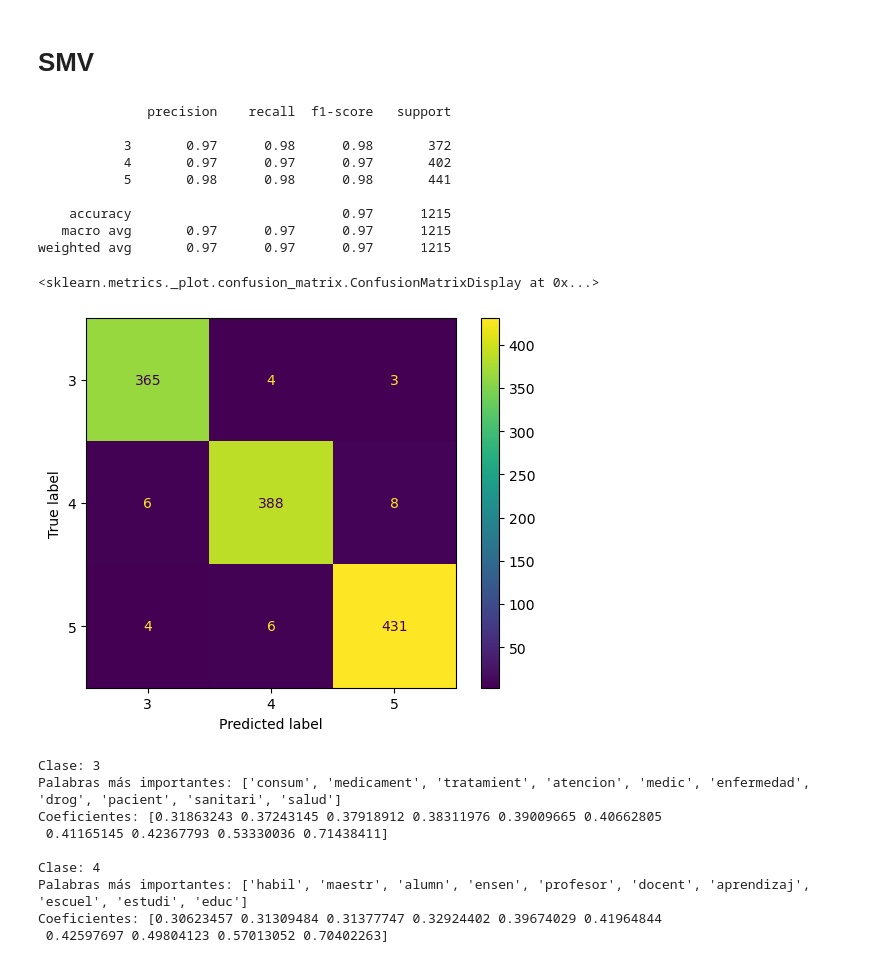
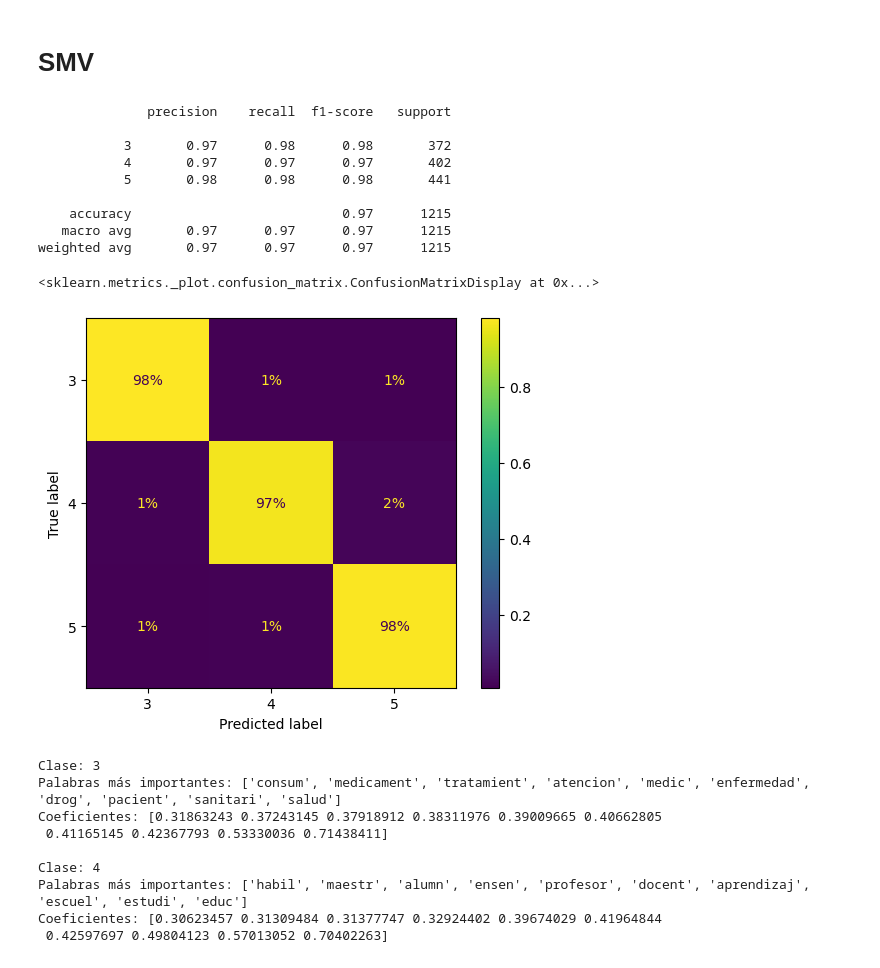
Before and after one commit to BI-202420-patacon/Proyecto-1, a Jupyter notebook: Entrega1.ipynb, the cells around one changed output. Saved outputs shown, nothing was run; the diff lists cells and outputs as text; code cells hidden in the pictures.

```diff
--- a/Entrega1.ipynb
+++ b/Entrega1.ipynb
@@ -299,22 +299,22 @@ X_df = pd.DataFrame(X_dense, columns=count.get_feature_names_out())
 # %%
 X_train, X_test, y_train, y_test = train_test_split(X_df, y_data, test_size=0.3, random_state=42)
 svm_model = SVC(kernel='linear')
 svm_model.fit(X_train, y_train)
 y_pred = svm_model.predict(X_test)
 print(classification_report(y_test, y_pred))
-ConfusionMatrixDisplay.from_predictions(y_test, y_pred)
+ConfusionMatrixDisplay.from_predictions(y_test, y_pred, normalize="true", values_format=".0%")
 # %% [output]
               precision    recall  f1-score   support
 
            3       0.97      0.98      0.98       372
            4       0.97      0.97      0.97       402
            5       0.98      0.98      0.98       441
 
     accuracy                           0.97      1215
    macro avg       0.97      0.97      0.97      1215
 weighted avg       0.97      0.97      0.97      1215
 <sklearn.metrics._plot.confusion_matrix.ConfusionMatrixDisplay at 0x...>
-[figure, old version]
+[figure, new version]
 # %%
 coef = svm_model.coef_
 
```
Also changed, not shown: parts of 3 cells of this notebook, 4 other files.
